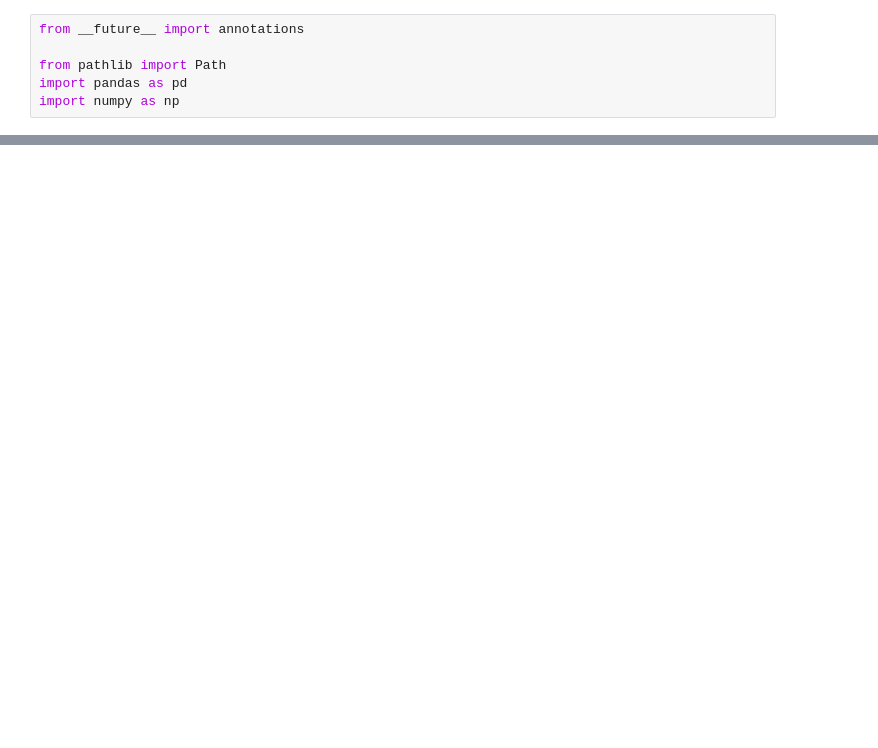
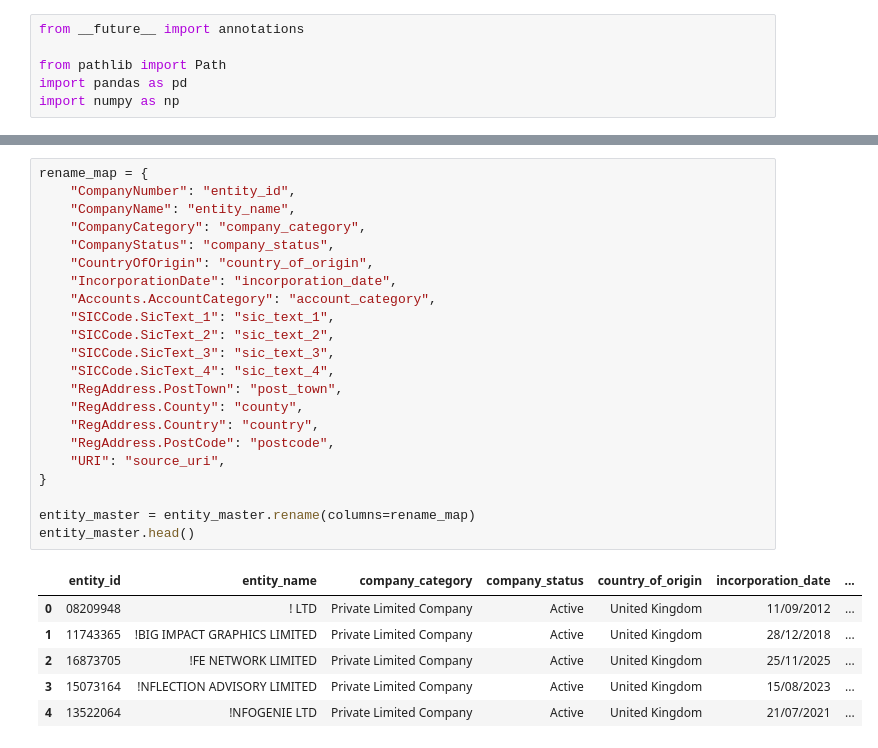
Before and after one commit to ZoeLing0818/UCL-Data-Engineering-Individual-Assignment, a Jupyter notebook: 01_entity_master_build.ipynb, the cells around one changed output, grey strips where cells are left out. Drawn from its saved outputs; the diff is of its cells as text; blank space fills up the shorter version.

```diff
--- a/01_entity_master_build.ipynb
+++ b/01_entity_master_build.ipynb
@@ -80,0 +143,29 @@ print("Missing expected columns:", missing_expected)
+# %%
+rename_map = {
+    "CompanyNumber": "entity_id",
+    "CompanyName": "entity_name",
+    "CompanyCategory": "company_category",
+    "CompanyStatus": "company_status",
+    "CountryOfOrigin": "country_of_origin",
+    "IncorporationDate": "incorporation_date",
+    "Accounts.AccountCategory": "account_category",
+    "SICCode.SicText_1": "sic_text_1",
+    "SICCode.SicText_2": "sic_text_2",
+    "SICCode.SicText_3": "sic_text_3",
+    "SICCode.SicText_4": "sic_text_4",
+    "RegAddress.PostTown": "post_town",
+    "RegAddress.County": "county",
+    "RegAddress.Country": "country",
+    "RegAddress.PostCode": "postcode",
+    "URI": "source_uri",
+}
+
+entity_master = entity_master.rename(columns=rename_map)
+entity_master.head()
+# %% [output]
+|  | entity_id | entity_name | company_category | company_status | country_of_origin | incorporation_date | ... |
+| 0 | 08209948 | ! LTD | Private Limited Company | Active | United Kingdom | 11/09/2012 | ... |
+| 1 | 11743365 | !BIG IMPACT GRAPHICS LIMITED | Private Limited Company | Active | United Kingdom | 28/12/2018 | ... |
+| 2 | 16873705 | !FE NETWORK LIMITED | Private Limited Company | Active | United Kingdom | 25/11/2025 | ... |
+| 3 | 15073164 | !NFLECTION ADVISORY LIMITED | Private Limited Company | Active | United Kingdom | 15/08/2023 | ... |
+| 4 | 13522064 | !NFOGENIE LTD | Private Limited Company | Active | United Kingdom | 21/07/2021 | ... |
```
Also changed, not shown: parts of 28 cells of this notebook.
